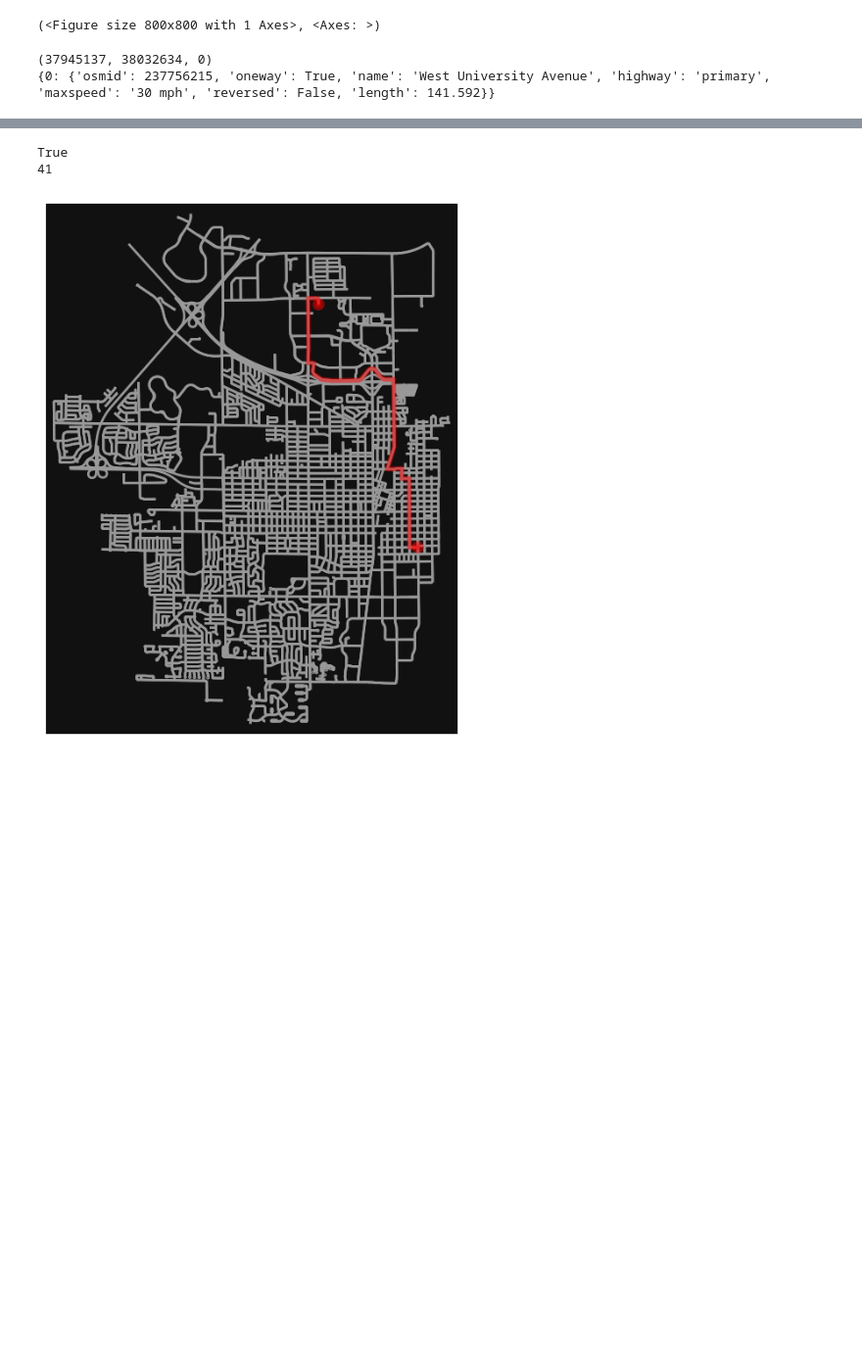
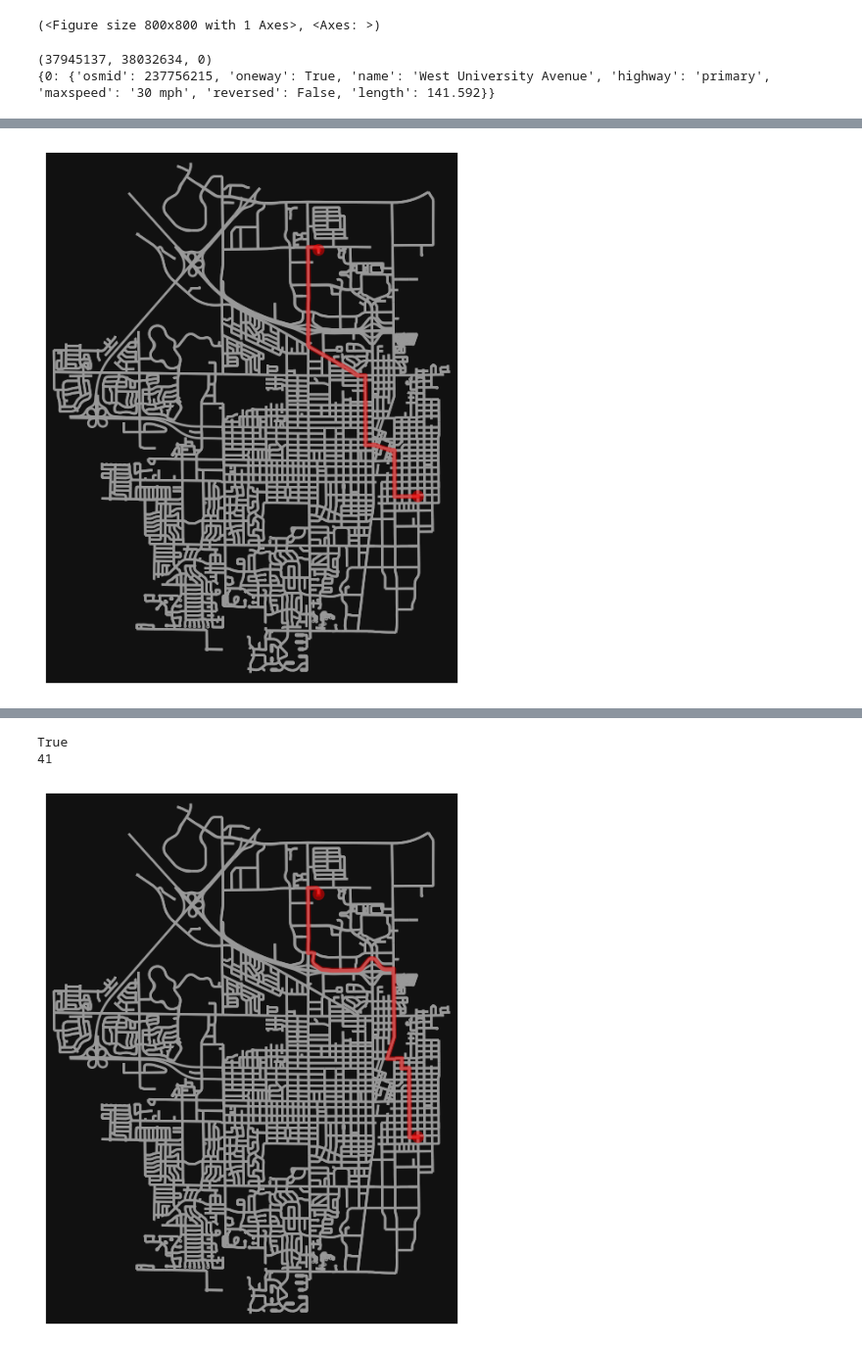
Before and after one commit to jcrayb/transport-research-project, a Jupyter notebook: osmnx/test.ipynb, the cells around one changed output, grey strips where cells are left out. Shown at 98% size. Cells and saved outputs as stored; diff of their text form; code cells hidden in the pictures; blank space fills up the shorter version.

```diff
--- a/osmnx/test.ipynb
+++ b/osmnx/test.ipynb
@@ -74,11 +85,0 @@ final_node = node_from_address(champaign, '2610 N Prospect Ave, Champaign, IL')
-# %%
-import networkx as nx
-import numpy as np
-
-for i, node in enumerate(champaign.nodes):
-    if node == starting_node:
-        start_idx = i
-    elif node == final_node:
-        final_idx = i
-
-print(start_idx, final_idx)
@@ -88,26 +87,59 @@ print(start_idx, final_idx)
 import gurobipy as gp
 from gurobipy import GRB
 
-G = nx.DiGraph(champaign)
+edges = list(champaign.edges)
 
-A = nx.incidence_matrix(G, oriented=True)
+banned_coords = [(40.130902, -88.243662), (40.130462, -88.238855), (40.132660, -88.243546)]
 
-b = np.zeros(G.number_of_nodes())
+banned_nodes = [ox.nearest_nodes(champaign, lon, lat) for lat, lon in banned_coords]
 
-b[start_idx] = -1
-b[final_idx] = 1
+banned_nodes = []
 
-f = np.zeros(G.number_of_edges())
+#edge_idx = [i for i, edge in enumerate(edges) if edge == (37982929, 37982924, 0)]
+
+#print(edge_idx)
+
+n_points = len(champaign.nodes)
+n_edges = len(champaign.edges)
+
+A = np.zeros((n_points, n_edges))
+
+
+
+for i, (u, v, k) in enumerate(edges):
+    if u in banned_nodes or v in banned_nodes:
+        print(u, v)
+        continue
+
+    A[indexes[u]][i] = -1
+    A[indexes[v]][i] = 1
+
+print(sum(A[edge_idx[0]]))
+
+#A[edge_idx[0]] = np.zeros(n_edges)
+
+print(sum(A[edge_idx[0]]))
+
+
+b = np.zeros(n_points)
+
+b[indexes[starting_node]] = -1
+b[indexes[final_node]] = 1
+
+f = np.zeros(n_edges)
 
 m = gp.Model("lp")
 
 m.Params.LogToConsole = 0
 m.Params.Method = 0
 
-f = m.addMVar(shape=G.number_of_edges(), vtype=GRB.CONTINUOUS, lb=0, name="")
+f = m.addMVar(shape=n_edges, vtype=GRB.CONTINUOUS, lb=0, name="")
+
+weights = [travel_time for edge, travel_time in travel_times_dict.items()]
 
 m.addConstr(A@f==b)
-obj = np.ones(G.number_of_edges())@f
+m.addConstr(f[edge_idx] == 0)
+obj = np.array(weights)@f
 m.setObjective(obj, GRB.MINIMIZE)
 m.optimize()
 
@@ -117,12 +149,41 @@ flowed_edges_idx = []
 flowed_edges = []
 
 for i in range(len(flows)):
-        if flows[i]==1:
+        if flows[i]:
             flowed_edges_idx += [i]
 
-for i, edge in enumerate(champaign.edges):
+flowed_pts = []
+
+for i, (u, v, k) in enumerate(champaign.edges):
     if i in flowed_edges_idx:
-        flowed_edges += [edge]
+        flowed_edges += [(u, v)]
 
-print(flowed_edges)
+        for pt in (u, v):
+            if pt not in flowed_pts:
+                flowed_pts += [pt]
+
+
+
+
+current_edge = [edge for edge in flowed_edges if edge[0] == starting_node][0]
+
+route_edges = [current_edge]
+route_pts = [current_edge[0]]
+
+flowed_edges.remove(current_edge)
+
+while len(flowed_edges):
+    for edge in flowed_edges:
+        #print(edge, current_edge)
+        if current_edge[1] == edge[0]:
+            route_edges += [edge]
+            route_pts += [edge[0]]
+            flowed_edges.remove(edge)
+            current_edge = edge
+            continue
+
+fig, ax = ox.plot_graph_route(champaign, route_pts, node_color='w', node_edgecolor='k', node_size=0,
+                           node_zorder=3, edge_linewidth=2)
+
+print(list(champaign.nodes)[edge_idx[0]] in flowed_pts)
 # %% [output]
@@ -129,0 +192 @@ print(flowed_edges)
+[figure, added]
```
Also changed, not shown: parts of 11 cells of this notebook, 3 other files.
